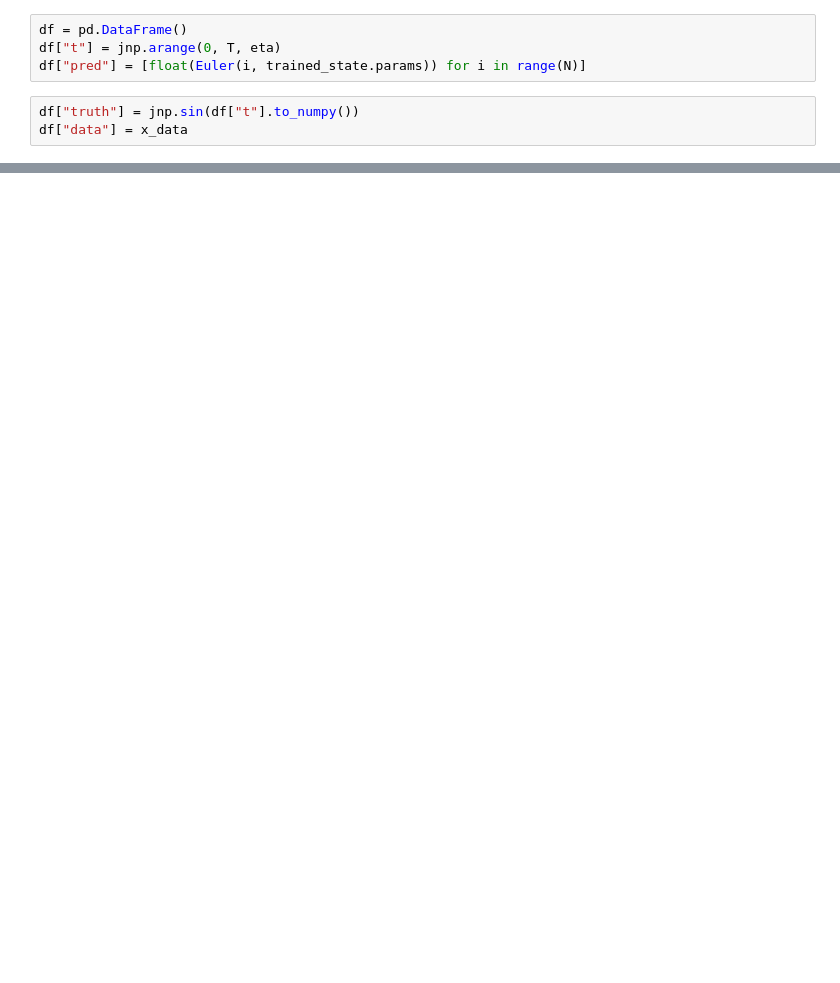
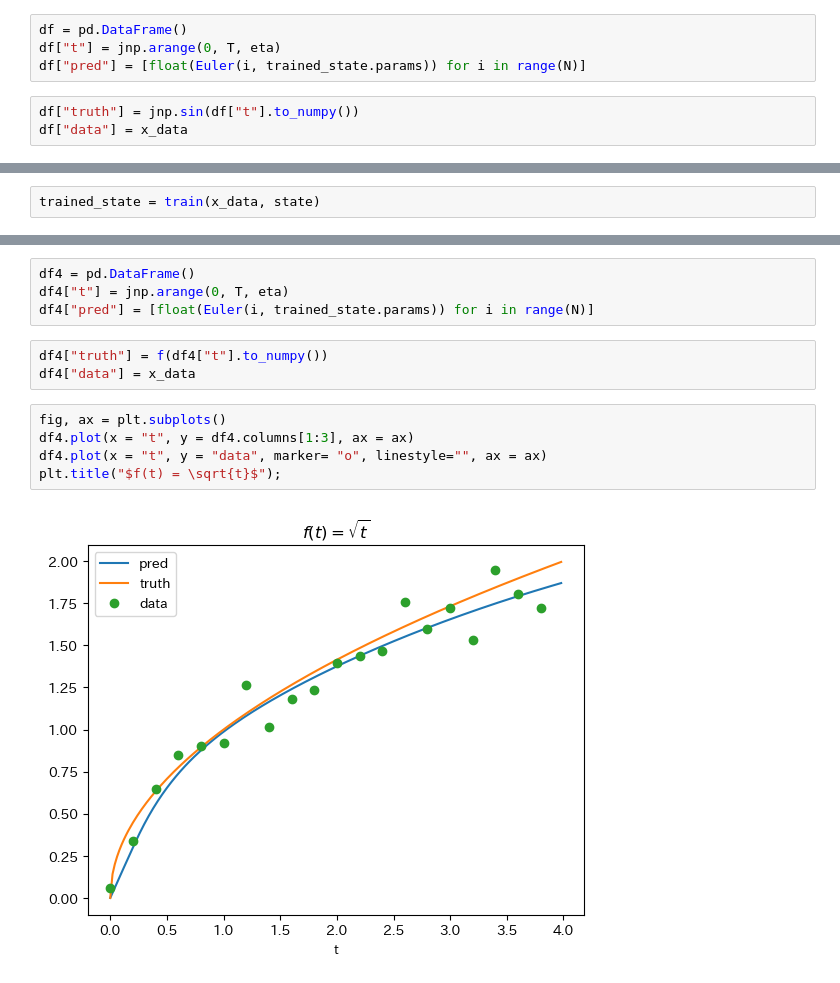
Before and after one commit to gomi-kuzu/model_base_deep, a Jupyter notebook: work/TranslateToPy/Chapter_6/NeuralODE_py.ipynb, the cells around one changed output, grey strips where cells are left out. Cells and saved outputs as stored; diff of their text form; blank space fills up the shorter version.

```diff
--- a/work/TranslateToPy/Chapter_6/NeuralODE_py.ipynb
+++ b/work/TranslateToPy/Chapter_6/NeuralODE_py.ipynb
@@ -101,0 +150,2 @@ plt.title("$f(t)=sin(t)$");
+# %%
+trained_state = train(x_data, state)
@@ -101,0 +154,14 @@ plt.title("$f(t)=sin(t)$");
+# %%
+df4 = pd.DataFrame()
+df4["t"] = jnp.arange(0, T, eta)
+df4["pred"] = [float(Euler(i, trained_state.params)) for i in range(N)]
+# %%
+df4["truth"] = f(df4["t"].to_numpy())
+df4["data"] = x_data
+# %%
+fig, ax = plt.subplots()
+df4.plot(x = "t", y = df4.columns[1:3], ax = ax)
+df4.plot(x = "t", y = "data", marker= "o", linestyle="", ax = ax)
+plt.title("$f(t) = \sqrt{t}$");
+# %% [output]
+[figure, added]
```
Also changed, not shown: parts of 17 cells of this notebook.
